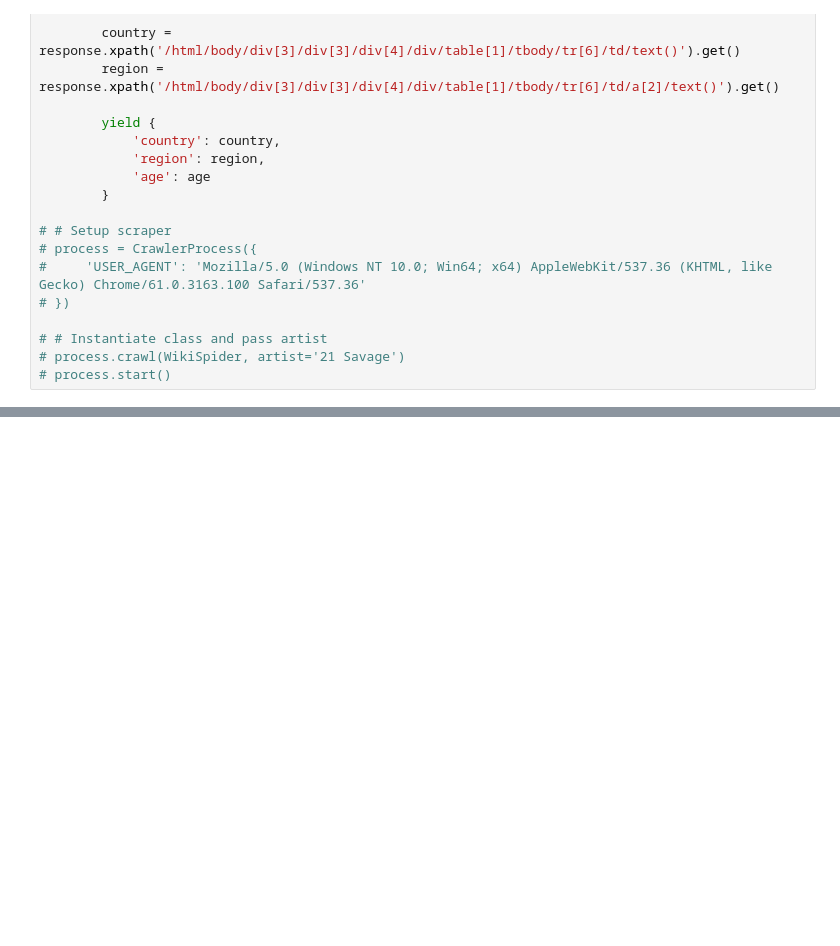
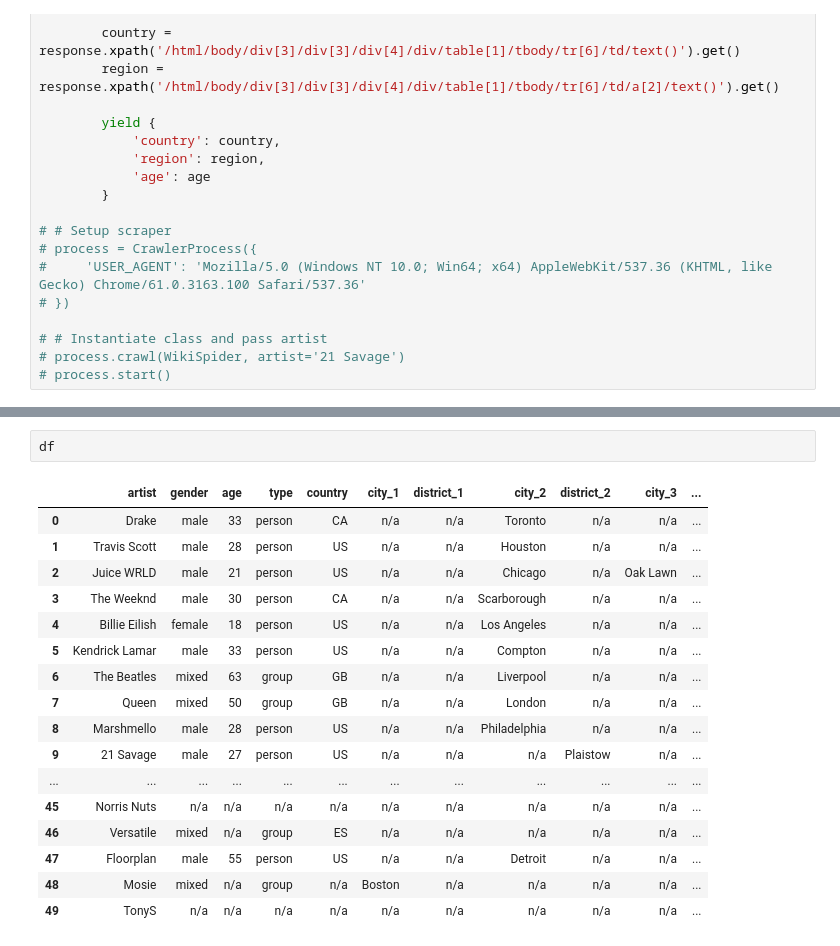
Before and after one commit to jacKlinc/spotify-usage-analysis, a Jupyter notebook: notebooks/1_spotipy_scraping_src.ipynb, the cells around one changed output, grey strips where cells are left out. Cells and saved outputs as stored; diff of their text form; blank space fills up the shorter version.

```diff
--- a/notebooks/1_spotipy_scraping_src.ipynb
+++ b/notebooks/1_spotipy_scraping_src.ipynb
@@ -357,3 +387,23 @@ The API I'm using limits the amount of requests per minute to 60 so getting rid
+# %%
+df
+# %% [output]
+|  | artist | gender | age | type | country | city_1 | district_1 | city_2 | district_2 | city_3 | ... |
+| 0 | Drake | male | 33 | person | CA | n/a | n/a | Toronto | n/a | n/a | ... |
+| 1 | Travis Scott | male | 28 | person | US | n/a | n/a | Houston | n/a | n/a | ... |
+| 2 | Juice WRLD | male | 21 | person | US | n/a | n/a | Chicago | n/a | Oak Lawn | ... |
+| 3 | The Weeknd | male | 30 | person | CA | n/a | n/a | Scarborough | n/a | n/a | ... |
+| 4 | Billie Eilish | female | 18 | person | US | n/a | n/a | Los Angeles | n/a | n/a | ... |
+| 5 | Kendrick Lamar | male | 33 | person | US | n/a | n/a | Compton | n/a | n/a | ... |
+| 6 | The Beatles | mixed | 63 | group | GB | n/a | n/a | Liverpool | n/a | n/a | ... |
+| 7 | Queen | mixed | 50 | group | GB | n/a | n/a | London | n/a | n/a | ... |
+| 8 | Marshmello | male | 28 | person | US | n/a | n/a | Philadelphia | n/a | n/a | ... |
+| 9 | 21 Savage | male | 27 | person | US | n/a | n/a | n/a | Plaistow | n/a | ... |
+| ... | ... | ... | ... | ... | ... | ... | ... | ... | ... | ... | ... |
+| 45 | Norris Nuts | n/a | n/a | n/a | n/a | n/a | n/a | n/a | n/a | n/a | ... |
+| 46 | Versatile | mixed | n/a | group | ES | n/a | n/a | n/a | n/a | n/a | ... |
+| 47 | Floorplan | male | 55 | person | US | n/a | n/a | Detroit | n/a | n/a | ... |
+| 48 | Mosie | mixed | n/a | group | n/a | Boston | n/a | n/a | n/a | n/a | ... |
+| 49 | TonyS | n/a | n/a | n/a | n/a | n/a | n/a | n/a | n/a | n/a | ... |
 # %%
 import pprint as pp
 brainz.set_useragent('hjvdksv', version='1')
```
Also changed, not shown: parts of 13 cells of this notebook, 1 other file.
